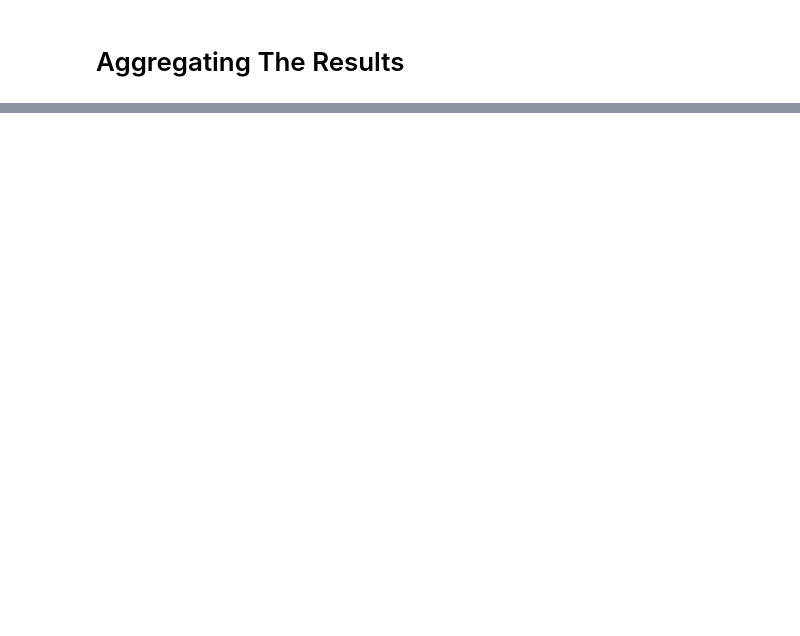
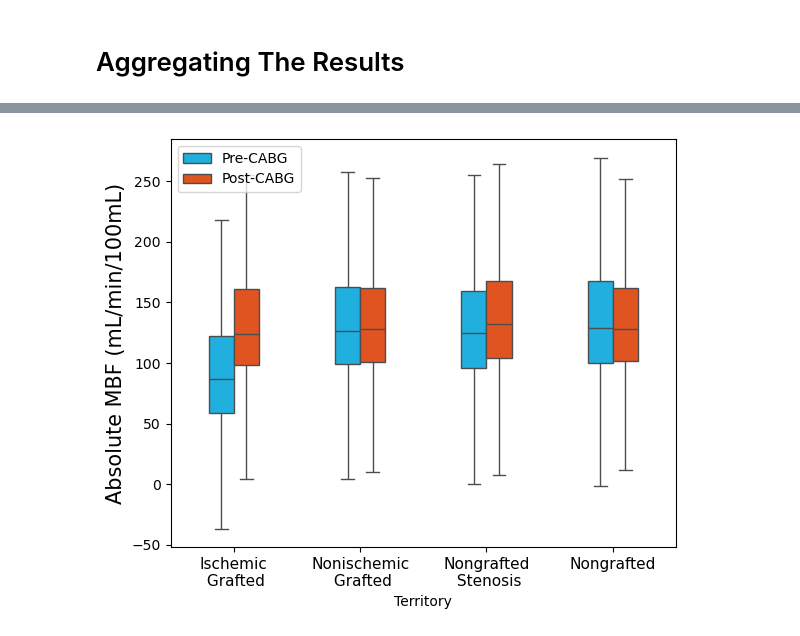
Before and after one commit to aseresti/CABG, a Jupyter notebook: CABG/MBFTools/InterPatientVariability.ipynb, the cells around one changed output, grey strips where cells are left out. Cells and saved outputs as stored; diff of their text form; code cells hidden in the pictures; blank space fills up the shorter version.

Commit message:
add box plot representation

```diff
--- a/CABG/MBFTools/InterPatientVariability.ipynb
+++ b/CABG/MBFTools/InterPatientVariability.ipynb
@@ -514,20 +591,20 @@ print("nongrafted_B", q2, q3-q1, average, std)
 # Create a DataFrame with each part
 df_A = pd.DataFrame({
     'MBF': np.concatenate([index_mbf_ischemic_A, index_mbf_nonischemic_A, index_mbf_st_nongrafted_A, index_mbf_nongrafted_A]),
-    'Territory': ['Severe Ischemic Grafted'] * len(index_mbf_ischemic_A) +
-             ['Mild/Non-ischemic Grafted'] * len(index_mbf_nonischemic_A) +
-             ['Nongrafted Stenosis'] * len(index_mbf_st_nongrafted_A) +
+    'Territory': ['Ischemic\n Grafted'] * len(index_mbf_ischemic_A) +
+             ['Nonischemic\n Grafted'] * len(index_mbf_nonischemic_A) +
+             ['Nongrafted\n Stenosis'] * len(index_mbf_st_nongrafted_A) +
              ['Nongrafted'] * len(index_mbf_nongrafted_A),
-    'Type': ['A'] * (len(index_mbf_ischemic_A) + len(index_mbf_nonischemic_A) + len(index_mbf_st_nongrafted_A) + len(index_mbf_nongrafted_A))
+    'Type': ['Pre-CABG'] * (len(index_mbf_ischemic_A) + len(index_mbf_nonischemic_A) + len(index_mbf_st_nongrafted_A) + len(index_mbf_nongrafted_A))
 })
 
 df_B = pd.DataFrame({
     'MBF': np.concatenate([index_mbf_ischemic_B, index_mbf_nonischemic_B, index_mbf_st_nongrafted_B, index_mbf_nongrafted_B]),
-    'Territory': ['Severe Ischemic Grafted'] * len(index_mbf_ischemic_B) +
-             ['Mild/Non-ischemic Grafted'] * len(index_mbf_nonischemic_B) +
-             ['Nongrafted Stenosis'] * len(index_mbf_st_nongrafted_B) +
+    'Territory': ['Ischemic\n Grafted'] * len(index_mbf_ischemic_B) +
+             ['Nonischemic\n Grafted'] * len(index_mbf_nonischemic_B) +
+             ['Nongrafted\n Stenosis'] * len(index_mbf_st_nongrafted_B) +
              ['Nongrafted'] * len(index_mbf_nongrafted_B),
-    'Type': ['B'] * (len(index_mbf_ischemic_B) + len(index_mbf_nonischemic_B) + len(index_mbf_st_nongrafted_B) + len(index_mbf_nongrafted_B))
+    'Type': ['Post-CABG'] * (len(index_mbf_ischemic_B) + len(index_mbf_nonischemic_B) + len(index_mbf_st_nongrafted_B) + len(index_mbf_nongrafted_B))
 })
 
 # Combine into a single DataFrame
@@ -543,6 +620,19 @@ plt.ylabel("Absolute MBF")
 plt.legend(title="Pre/Post CABG")
 plt.ylim([-80, 400])
 plt.show()
+# %%
+
+
+plt.figure(figsize=(6, 5))
+ax = sns.boxplot(x='Territory', y='MBF', hue='Type', data= df_long, showfliers=False, width = 0.4, palette={'Pre-CABG':'deepskyblue', 'Post-CABG':'orangered'})
+
+ax.set_ylabel("Absolute MBF (mL/min/100mL)", fontsize = 15)
+ax.tick_params(axis='x', rotation=0, labelsize=11)
+ax.legend(loc = 'upper left')
+plt.tight_layout()
+plt.show()
+# %% [output]
+[figure, added]
 # %%
 import plotly.express as px
 fig = px.violin(df_long, y = "MBF", x = "Territory", color = "Type",
```
Also changed, not shown: parts of 7 cells of this notebook.
